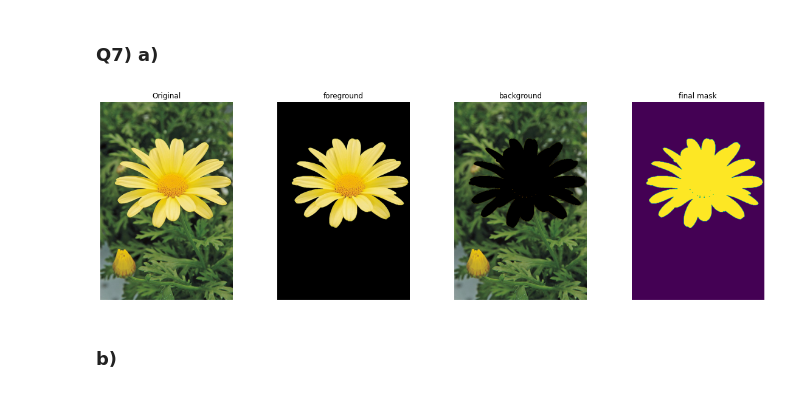
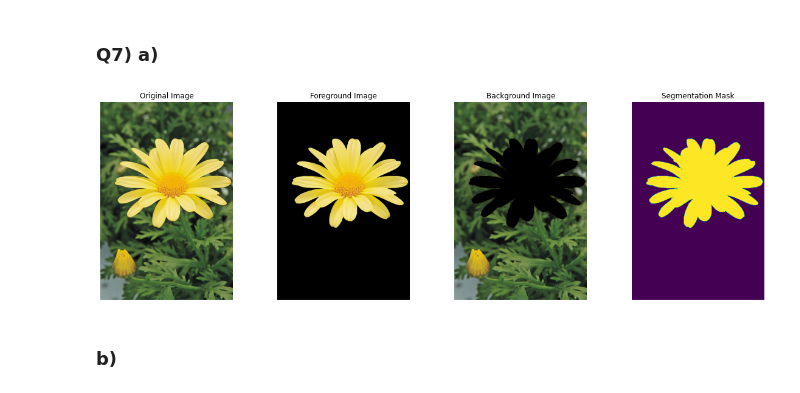
Before and after one commit to Krishnakanth-lab/EN2550_Assignment1, a Jupyter notebook: Krishnakanth_190323C_a01.ipynb, the cells around one changed output. Cells and saved outputs as stored; diff of their text form; code cells hidden in the pictures.

```diff
--- a/Krishnakanth_190323C_a01.ipynb
+++ b/Krishnakanth_190323C_a01.ipynb
@@ -369,35 +369,35 @@ plt.show()
 # %%
 img = cv.imread(r'daisy.jpg')
 img_rgb = cv.cvtColor(img, cv.COLOR_BGR2RGB)
 
 fig, ax = plt.subplots(1, 4, figsize=(20,6))
 ax[0].imshow(img_rgb)
 ax[0].axis('off')
-ax[0].set_title('Original')
+ax[0].set_title('Original Image')
 
 mask = np.zeros(img_rgb.shape[:2],np.uint8)
 bgdModel = np.zeros((1,65),np.float64)
 fgdModel = np.zeros((1,65),np.float64)
 rect = (50,120,550,450)
 cv.grabCut(img_rgb,mask,rect,bgdModel,fgdModel,5,cv.GC_INIT_WITH_RECT)
 mask2 = np.where((mask==2)|(mask==0),0,1).astype('uint8')
 foreground = img_rgb*mask2[:,:,np.newaxis]
 background = img_rgb - foreground
 
 ax[1].imshow(foreground)
-ax[1].title.set_text('foreground')
+ax[1].title.set_text('Foreground Image')
 ax[1].axis('off')
 
 ax[2].imshow(background)
-ax[2].title.set_text('background')
+ax[2].title.set_text('Background Image')
 ax[2].axis('off')
 
 ax[3].imshow(mask2)
-ax[3].title.set_text('final mask')
+ax[3].title.set_text('Segmentation Mask')
 ax[3].axis('off')
 plt.show()
 # %% [output]
-[figure, old version]
+[figure, new version]
 # %% [markdown]
 ### b)
 # %%
```
Also changed, not shown: parts of 1 cell of this notebook.
